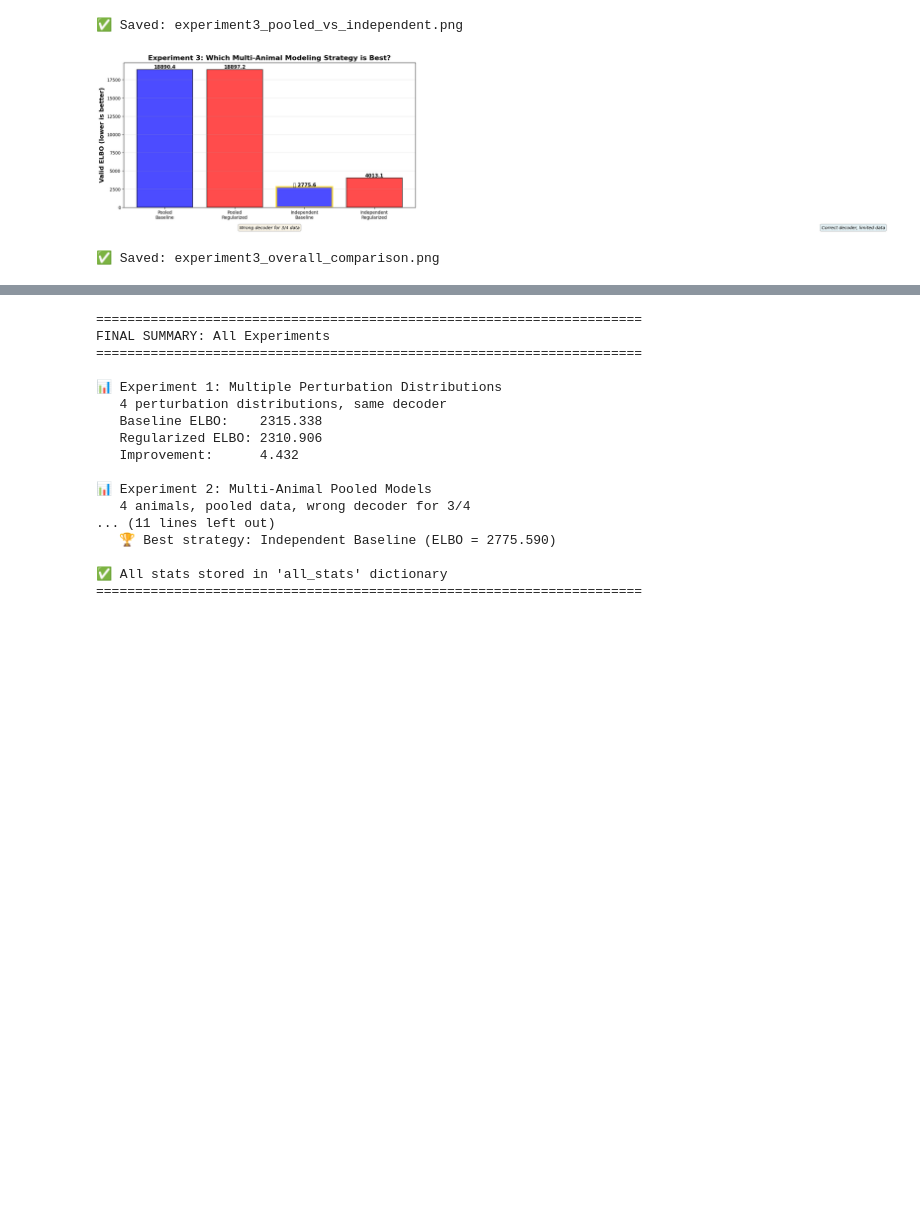
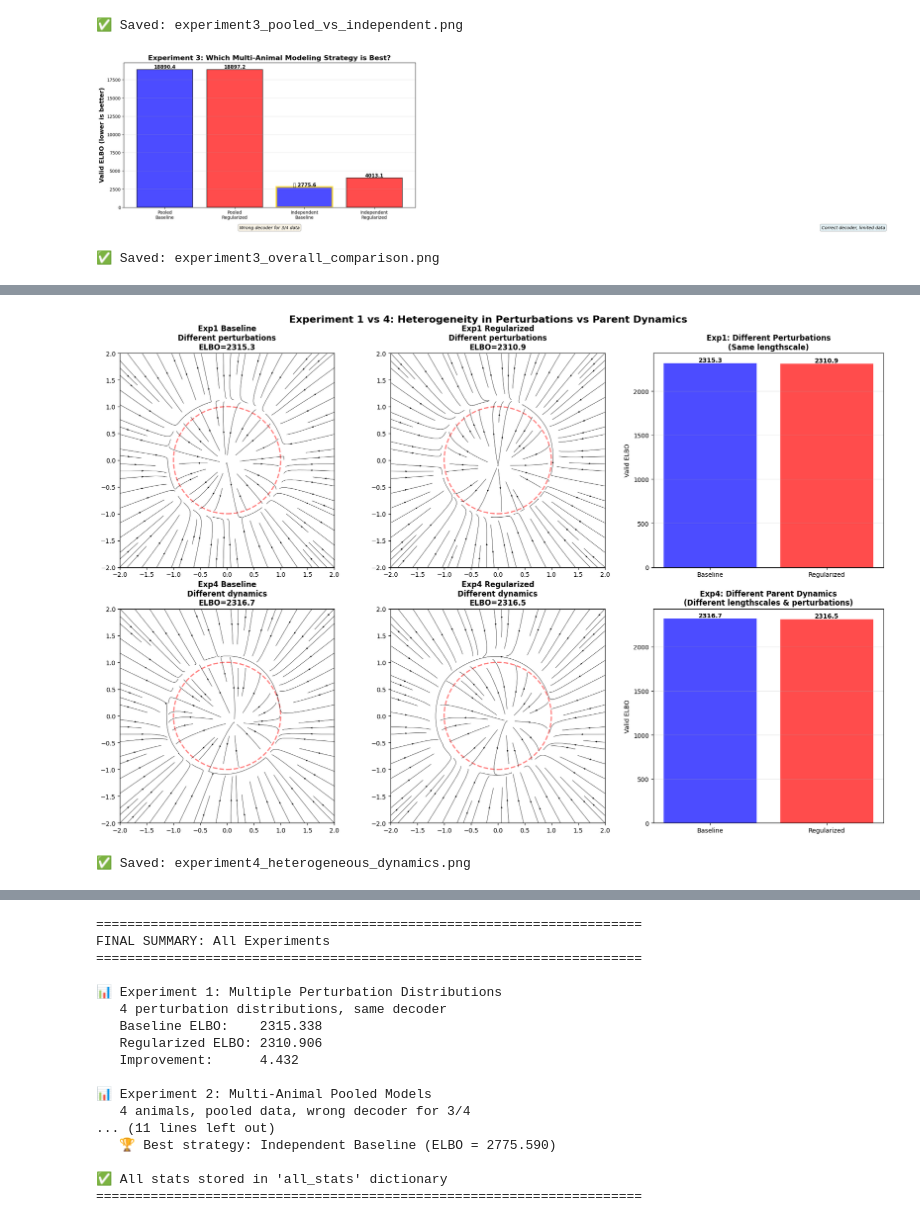
Before and after one commit to aliang9/symm_reg, a Jupyter notebook: in_progress/heterogeneous_data_experiment.ipynb, the cells around one changed output, grey strips where cells are left out. Drawn from its saved outputs; the diff is of its cells as text; code cells hidden in the pictures; blank space fills up the shorter version.

```diff
--- a/in_progress/heterogeneous_data_experiment.ipynb
+++ b/in_progress/heterogeneous_data_experiment.ipynb
@@ -893,0 +1041,79 @@ print("\n✅ Saved: experiment3_overall_comparison.png")
+# %%
+fig, axes = plt.subplots(2, 3, figsize=(18, 12))
+
+# Row 1: Exp 1 (different perturbations)
+ax = axes[0, 0]
+ssm_exp1_baseline.eval()
+plot_utils.plot_two_d_vector_field(ssm_exp1_baseline.dynamics_mod.mean_fn, ax, min_xy=-2, max_xy=2)
+circle = plt.Circle((0, 0), 1.0, fill=False, color='red', linewidth=2, alpha=0.5, linestyle='--')
+ax.add_patch(circle)
+ax.set_title(f'Exp1 Baseline\nDifferent perturbations\nELBO={stats_exp1_baseline["elbo"]:.1f}', fontweight='bold')
+ax.set_xlim(-2, 2)
+ax.set_ylim(-2, 2)
+ax.set_aspect('equal')
+
+ax = axes[0, 1]
+ssm_exp1_reg.eval()
+plot_utils.plot_two_d_vector_field(ssm_exp1_reg.dynamics_mod.mean_fn, ax, min_xy=-2, max_xy=2)
+circle = plt.Circle((0, 0), 1.0, fill=False, color='red', linewidth=2, alpha=0.5, linestyle='--')
+ax.add_patch(circle)
+ax.set_title(f'Exp1 Regularized\nDifferent perturbations\nELBO={stats_exp1_reg["elbo"]:.1f}', fontweight='bold')
+ax.set_xlim(-2, 2)
+ax.set_ylim(-2, 2)
+ax.set_aspect('equal')
+
+# Exp 1 comparison
+ax = axes[0, 2]
+bars = ax.bar(['Baseline', 'Regularized'], [stats_exp1_baseline['elbo'], stats_exp1_reg['elbo']],
+              color=['blue', 'red'], alpha=0.7)
+ax.set_ylabel('Valid ELBO')
+ax.set_title('Exp1: Different Perturbations\n(Same lengthscale)', fontweight='bold')
+ax.grid(True, alpha=0.3, axis='y')
+for bar in bars:
+    height = bar.get_height()
+    ax.text(bar.get_x() + bar.get_width()/2., height,
+            f'{height:.1f}', ha='center', va='bottom', fontweight='bold')
+
+# Row 2: Exp 4 (different parent dynamics)
+ax = axes[1, 0]
+ssm_exp4_baseline.eval()
+plot_utils.plot_two_d_vector_field(ssm_exp4_baseline.dynamics_mod.mean_fn, ax, min_xy=-2, max_xy=2)
+circle = plt.Circle((0, 0), 1.0, fill=False, color='red', linewidth=2, alpha=0.5, linestyle='--')
+ax.add_patch(circle)
+ax.set_title(f'Exp4 Baseline\nDifferent dynamics\nELBO={stats_exp4_baseline["elbo"]:.1f}', fontweight='bold')
+ax.set_xlim(-2, 2)
+ax.set_ylim(-2, 2)
+ax.set_aspect('equal')
+
+ax = axes[1, 1]
+ssm_exp4_reg.eval()
+plot_utils.plot_two_d_vector_field(ssm_exp4_reg.dynamics_mod.mean_fn, ax, min_xy=-2, max_xy=2)
+circle = plt.Circle((0, 0), 1.0, fill=False, color='red', linewidth=2, alpha=0.5, linestyle='--')
+ax.add_patch(circle)
+ax.set_title(f'Exp4 Regularized\nDifferent dynamics\nELBO={stats_exp4_reg["elbo"]:.1f}', fontweight='bold')
+ax.set_xlim(-2, 2)
+ax.set_ylim(-2, 2)
+ax.set_aspect('equal')
+
+# Exp 4 comparison
+ax = axes[1, 2]
+bars = ax.bar(['Baseline', 'Regularized'], [stats_exp4_baseline['elbo'], stats_exp4_reg['elbo']],
+              color=['blue', 'red'], alpha=0.7)
+ax.set_ylabel('Valid ELBO')
+ax.set_title('Exp4: Different Parent Dynamics\n(Different lengthscales & perturbations)', fontweight='bold')
+ax.grid(True, alpha=0.3, axis='y')
+for bar in bars:
+    height = bar.get_height()
+    ax.text(bar.get_x() + bar.get_width()/2., height,
+            f'{height:.1f}', ha='center', va='bottom', fontweight='bold')
+
+plt.suptitle('Experiment 1 vs 4: Heterogeneity in Perturbations vs Parent Dynamics',
+             fontsize=16, fontweight='bold')
+plt.tight_layout()
+plt.savefig('experiment4_heterogeneous_dynamics.png', dpi=300, bbox_inches='tight')
+plt.show()
+
+print("\n✅ Saved: experiment4_heterogeneous_dynamics.png")
+# %% [output]
+[figure, added]
+✅ Saved: experiment4_heterogeneous_dynamics.png
```
Also changed, not shown: parts of 4 cells of this notebook, 1 other file.
